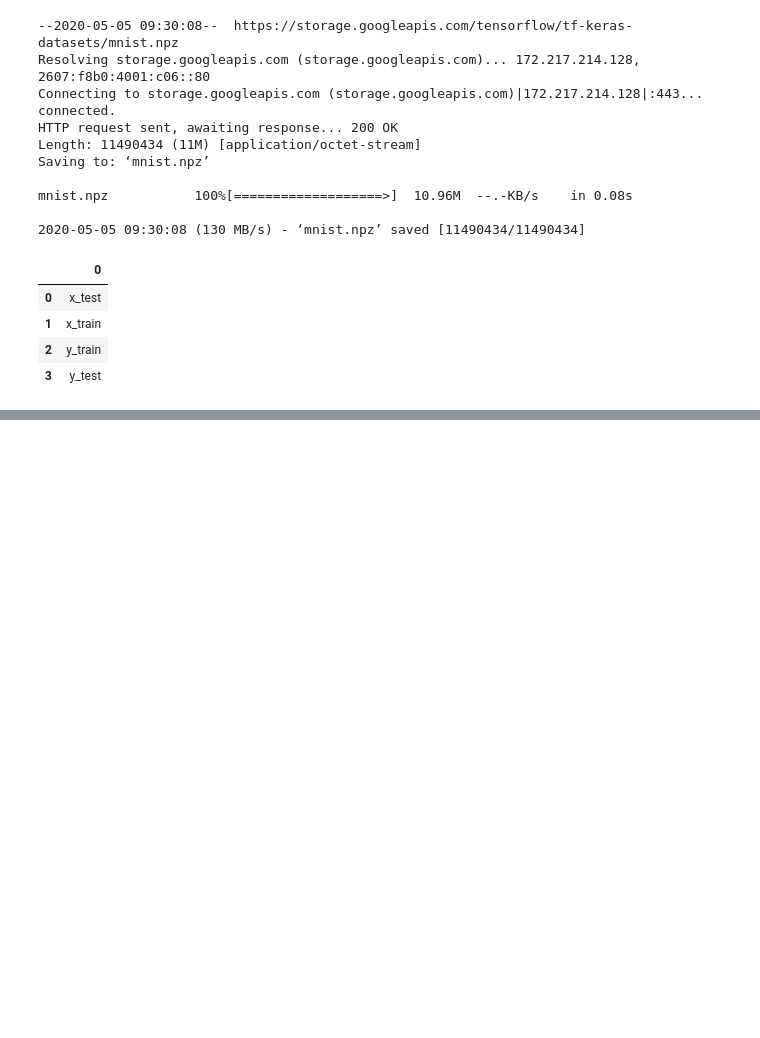
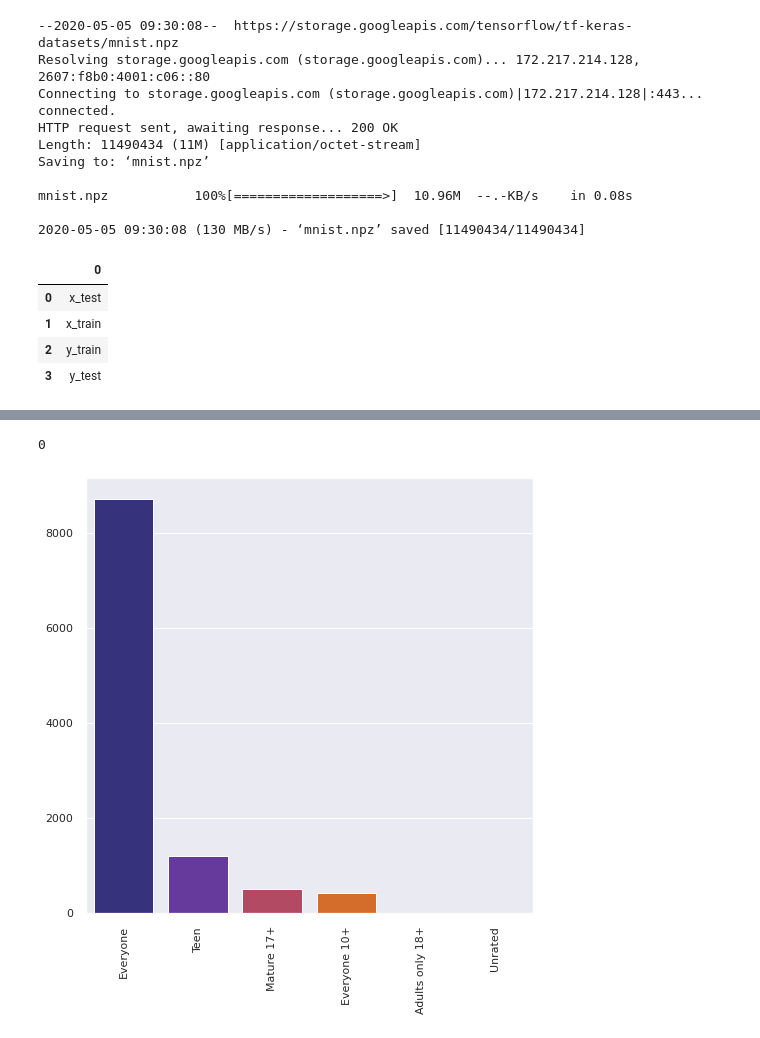
Before and after one commit to pysaurav/ML-Track, a Jupyter notebook: EDA_general.ipynb, the cells around one changed output, grey strips where cells are left out. Cells and saved outputs as stored; diff of their text form; code cells hidden in the pictures; blank space fills up the shorter version.

```diff
--- a/EDA_general.ipynb
+++ b/EDA_general.ipynb
@@ -104,0 +270,5 @@ drive.mount('/content/drive')
+# %%
+univariateAnalysis( df['Content Rating'])
+# %% [output]
+0
+[figure, added]
```
Also changed, not shown: parts of 52 cells of this notebook.
